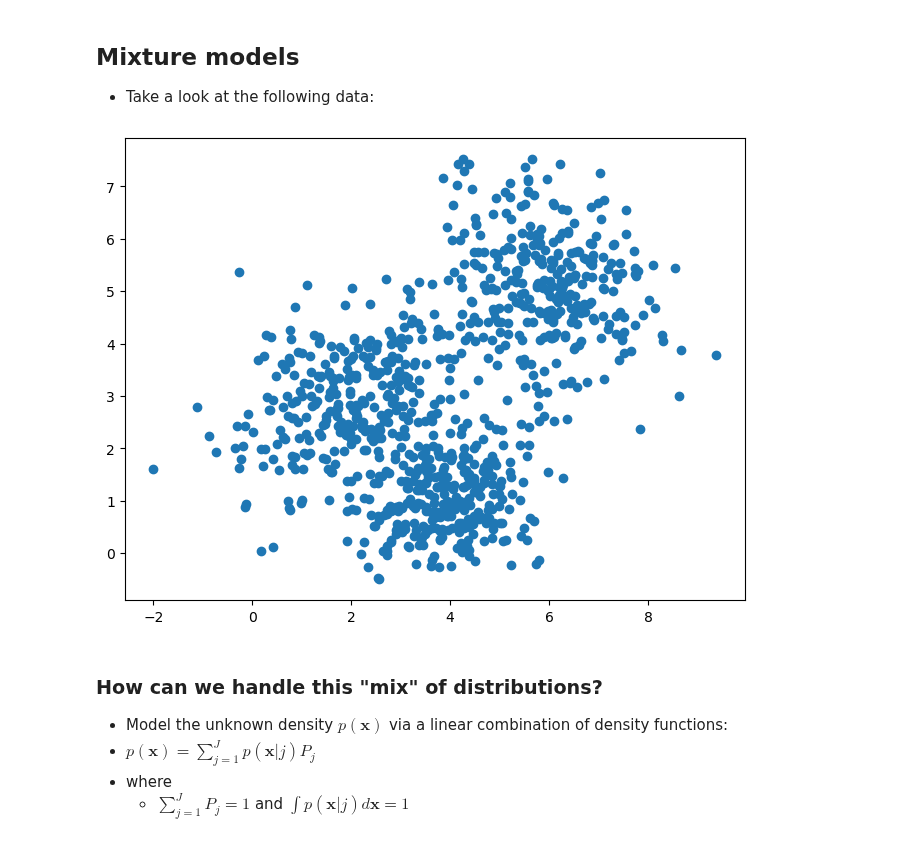
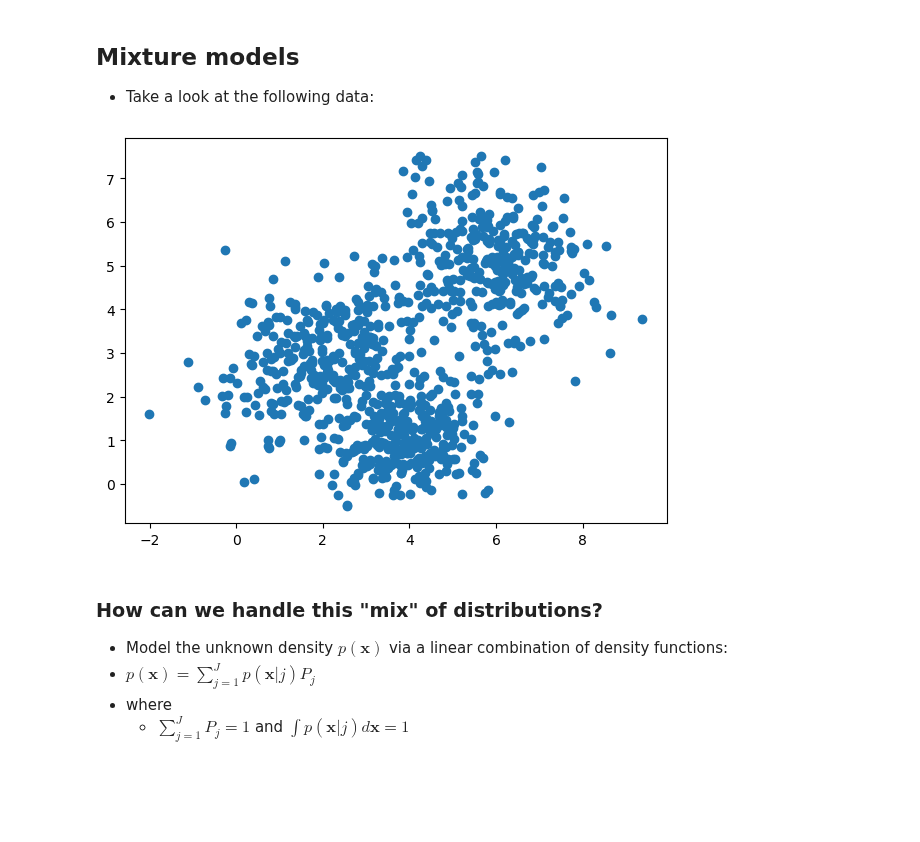
Before and after one commit to Wickstrom/pattern-recognition-handbook, a Jupyter notebook: notebooks/02/mixture_models.ipynb, the cells around one changed output. Drawn from its saved outputs; the diff is of its cells as text; code cells hidden in the pictures; blank space fills up the shorter version.

```diff
--- a/notebooks/02/mixture_models.ipynb
+++ b/notebooks/02/mixture_models.ipynb
@@ -39,12 +38,11 @@ data3 = np.random.multivariate_normal(mean3, cov3, 300)
 # Combine the data for visualization
 data = np.vstack((data1, data2, data3))
 # %%
-# Plot the scatter plot
-plt.figure(figsize=(8, 6))
+plt.figure(figsize=(7, 5))
 plt.scatter(data[:, 0], data[:, 1])
 plt.show()
 # %% [output]
-[figure, old version]
+[figure, new version]
 # %% [markdown]
 ### How can we handle this "mix" of distributions?
 
```
Also changed, not shown: parts of 21 cells of this notebook.
